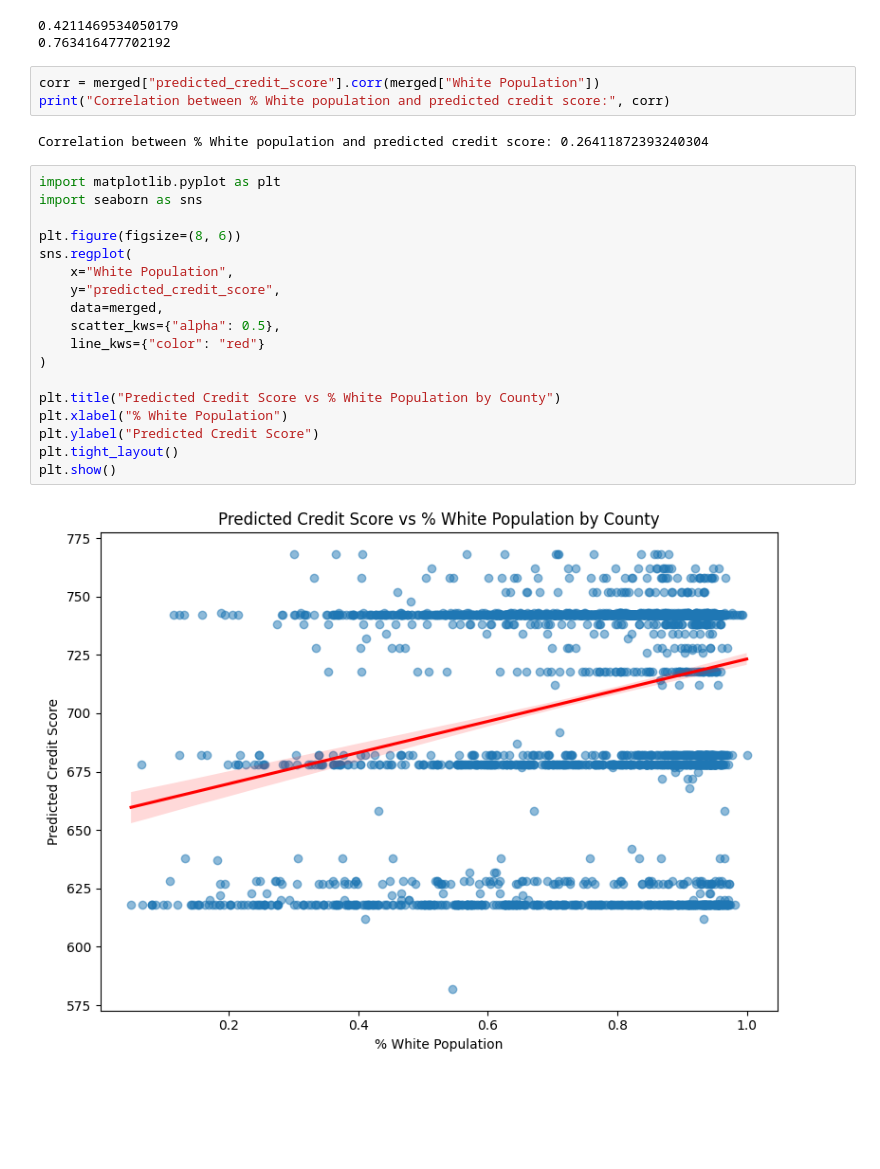
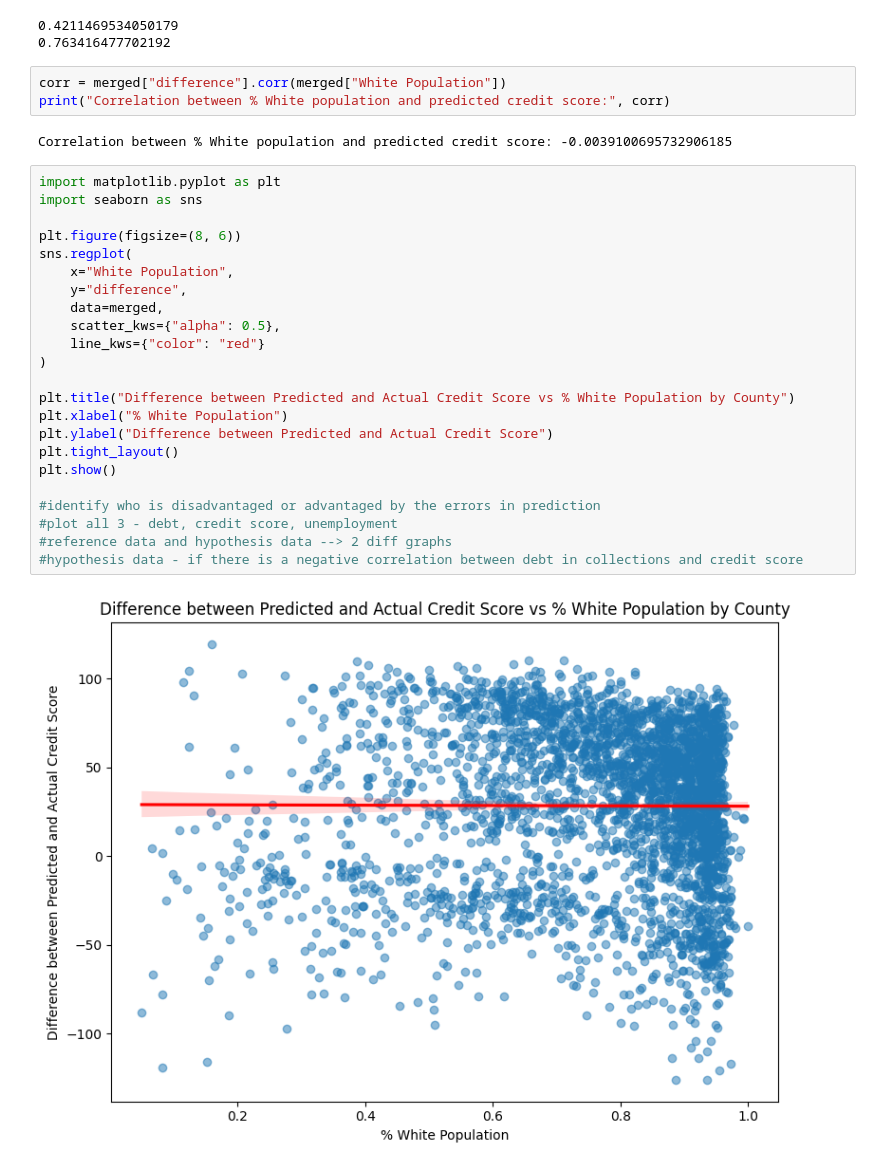
Before and after one commit to lineeshakam/LLM-Loan-Confidence-Prediction, a Jupyter notebook: data/unemployment/BIAS_CALCULATION.ipynb, the cells around one changed output. Drawn from its saved outputs; the diff is of its cells as text; blank space fills up the shorter version.

```diff
--- a/data/unemployment/BIAS_CALCULATION.ipynb
+++ b/data/unemployment/BIAS_CALCULATION.ipynb
@@ -96,27 +96,32 @@ print(len(overestimated)/len(higher_white))
 0.4211469534050179
 0.763416477702192
 # %%
-corr = merged["predicted_credit_score"].corr(merged["White Population"])
+corr = merged["difference"].corr(merged["White Population"])
 print("Correlation between % White population and predicted credit score:", corr)
 # %% [output]
-Correlation between % White population and predicted credit score: 0.26411872393240304
+Correlation between % White population and predicted credit score: -0.0039100695732906185
 # %%
 import matplotlib.pyplot as plt
 import seaborn as sns
 
 plt.figure(figsize=(8, 6))
 sns.regplot(
     x="White Population",
-    y="predicted_credit_score",
+    y="difference",
     data=merged,
     scatter_kws={"alpha": 0.5},
     line_kws={"color": "red"}
 )
 
-plt.title("Predicted Credit Score vs % White Population by County")
+plt.title("Difference between Predicted and Actual Credit Score vs % White Population by County")
 plt.xlabel("% White Population")
-plt.ylabel("Predicted Credit Score")
+plt.ylabel("Difference between Predicted and Actual Credit Score")
 plt.tight_layout()
 plt.show()
+
+#identify who is disadvantaged or advantaged by the errors in prediction
+#plot all 3 - debt, credit score, unemployment
+#reference data and hypothesis data --> 2 diff graphs
+#hypothesis data - if there is a negative correlation between debt in collections and credit score
 # %% [output]
-[figure, old version]
+[figure, new version]
```
